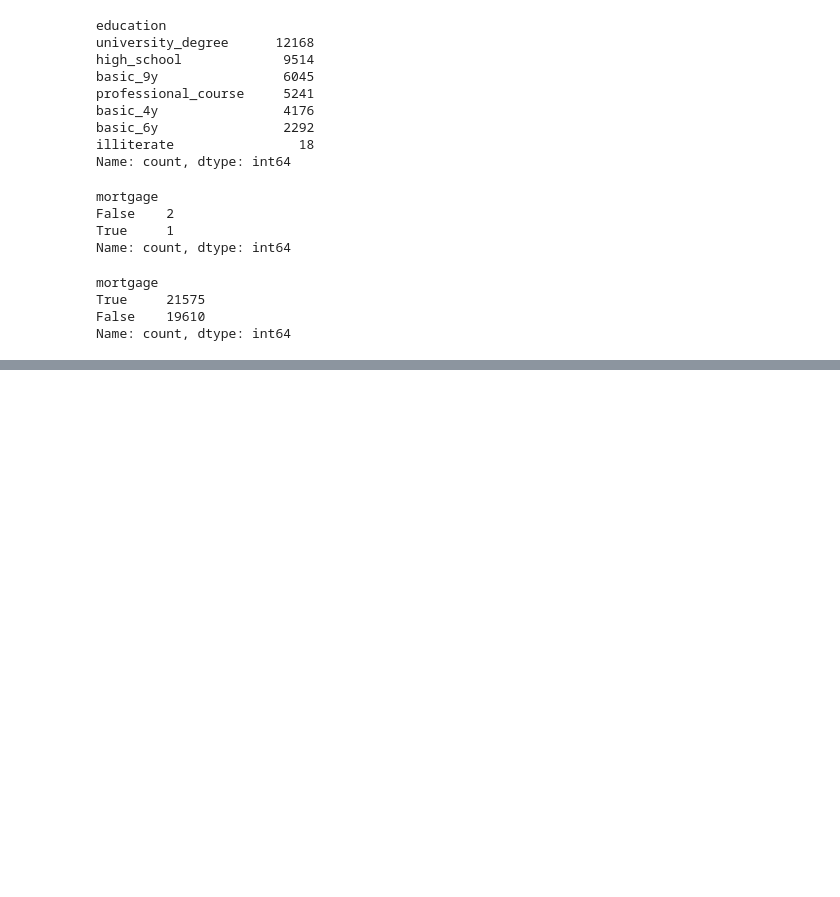
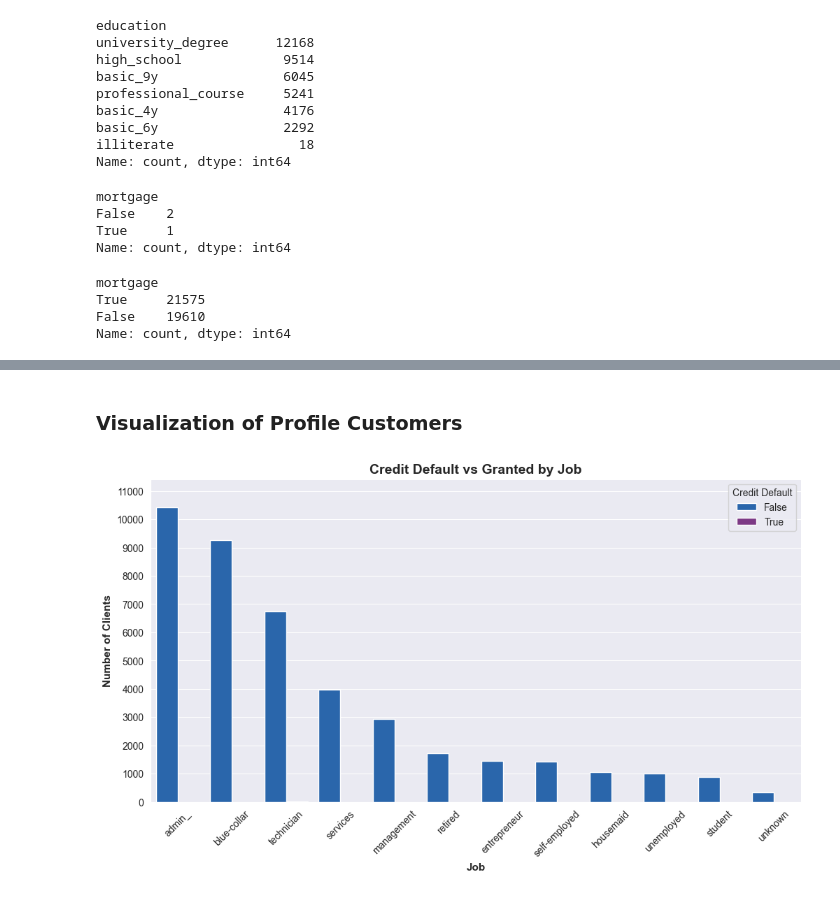
Before and after one commit to StephanieApaza/Bank_marketing_campaign, a Jupyter notebook: bank_marketing/bank_marketing.ipynb, the cells around one changed output, grey strips where cells are left out. Cells and saved outputs as stored; diff of their text form; code cells hidden in the pictures; blank space fills up the shorter version.

Commit message:
Added matplotlib and seaborn libraries, an graphs of customerprofile

```diff
--- a/bank_marketing/bank_marketing.ipynb
+++ b/bank_marketing/bank_marketing.ipynb
@@ -6,3 +9,7 @@ import numpy as np
+# %%
+sns.set_style('darkgrid')
+colors = ['#1565c0', '#862C92', '#00BCD4', '#2196f3','#64b5f6', '#90caf9', '#bbdefb', '#004173']
+sns.set_palette(colors)
 # %%
 bank_df = pd.read_csv('bank_marketing.csv')
 bank_df.head()
@@ -57,9 +64,15 @@ yes     4640
 Name: count, dtype: int64
 # %%
 # Replacing the columns values
-for col in ['credit_default', 'mortgage', 'previous_outcome', 'campaign_outcome']:
-    bank_df[col] = bank_df[col].replace({'yes':1, 'unknown':0,'no':0,'success':1,'failure':0,'nonexistent':0}).astype(int)
+columns_replace = ['credit_default','mortgage','previous_outcome','campaign_outcome']
 
-for col in ['credit_default', 'mortgage', 'previous_outcome', 'campaign_outcome']:
-    print('---------------------------')
-    print(bank_df[col].value_counts())
+for col in columns_replace:
+    bank_df[col] = bank_df[col].astype(str)
+
+replace_dict = {'yes':1, 'unknown':0,'no':0,'success':1,'failure':0,'nonexistent':0}
+
+for col in columns_replace:
+    bank_df[col] = bank_df[col].replace(replace_dict)
+
+for col in columns_replace:
+    bank_df[col] = bank_df[col].astype(int)
@@ -186,0 +187,7 @@ Name: count, dtype: int64
+# %%
+# Creating a new age range column
+ranges = [17, 30, 50, 70, np.inf]
+group_names = ['17-30', '31-50', '51-70', '71+']
+
+client_df.loc[:, 'age_range'] = pd.cut(client_df['age'], bins=ranges, labels=group_names, right=True, include_lowest=True)
+client_df
@@ -271,3 +319,7 @@ mortgage
 True     21575
 False    19610
 Name: count, dtype: int64
+# %%
+# Job and credits
+job_credit_counts = (client_df.groupby(['job','credit_default']).size().reset_index(name='count'))
+job_credit_counts
@@ -273,0 +389,17 @@ Name: count, dtype: int64
+# %% [markdown]
+### Visualization of Profile Customers
+# %%
+# Graphic job and credit
+plt.figure(figsize=(12,6))
+sns.barplot(data=job_credit_counts.sort_values(by='count', ascending=False), x='job', y='count', hue='credit_default')
+plt.title("Credit Default vs Granted by Job", fontsize=14, weight="bold")
+plt.xlabel("Job", fontsize=11, weight="bold")
+plt.xticks(rotation=45)
+plt.ylabel("Number of Clients", fontsize=11, weight="bold")
+# Ranges of axis "Y"
+plt.gca().yaxis.set_major_locator(MultipleLocator(1000)) # step by 1000
+plt.ylim(0,job_credit_counts['count'].max()+1000)
+plt.legend(title="Credit Default")
+plt.show()
+# %% [output]
+[figure, added]
```
Also changed, not shown: parts of 15 cells of this notebook.
